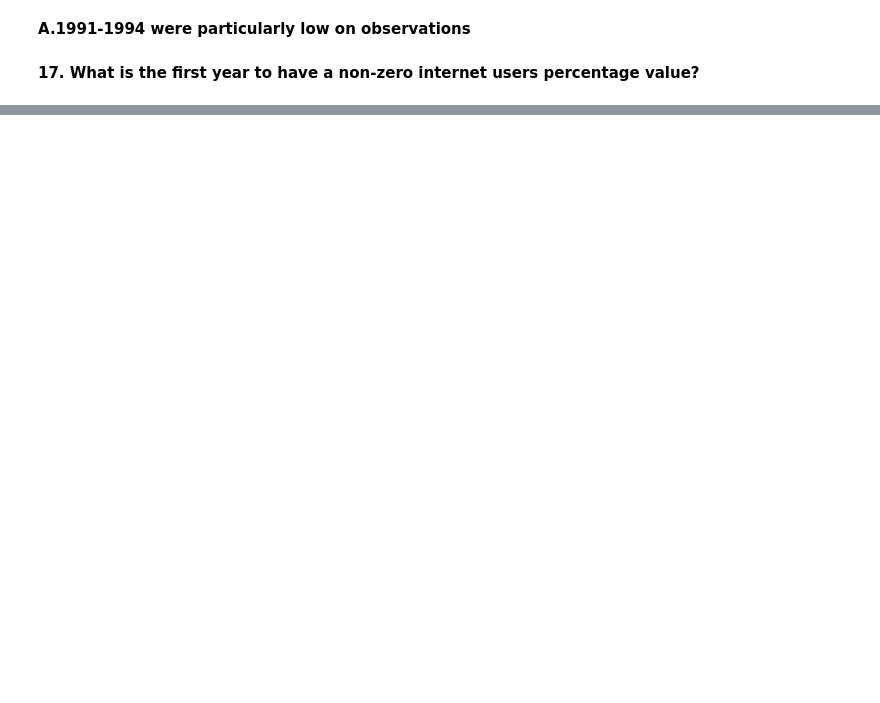
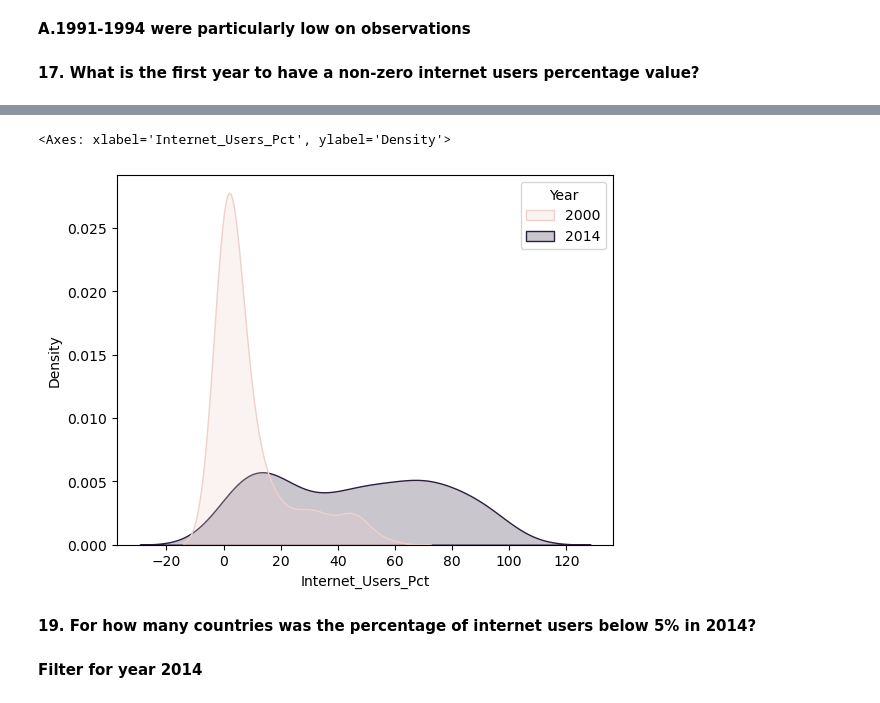
Before and after one commit to NSS-Data-Analytics-Cohort-13/un-exploration-Philip-Schingle, a Jupyter notebook: notebooks/UN_data_project.ipynb, the cells around one changed output, grey strips where cells are left out. Drawn from its saved outputs; the diff is of its cells as text; code cells hidden in the pictures; blank space fills up the shorter version.

```diff
--- a/notebooks/UN_data_project.ipynb
+++ b/notebooks/UN_data_project.ipynb
@@ -509,0 +493,2 @@ non_zero_user_year['Year'].min()
+# %%
+year_2000_2014=internet_df[internet_df['Year'].isin([ 2000,2014])]
@@ -509,0 +511,9 @@ non_zero_user_year['Year'].min()
+# %%
+sns.kdeplot(data=year_2000_2014, x= 'Internet_Users_Pct', hue= 'Year', fill=True)
+# %% [output]
+<Axes: xlabel='Internet_Users_Pct', ylabel='Density'>
+[figure, added]
+# %% [markdown]
+**19. For how many countries was the percentage of internet users below 5% in 2014?**
+# %% [markdown]
+**Filter for year 2014**
```
Also changed, not shown: parts of 40 cells of this notebook.
